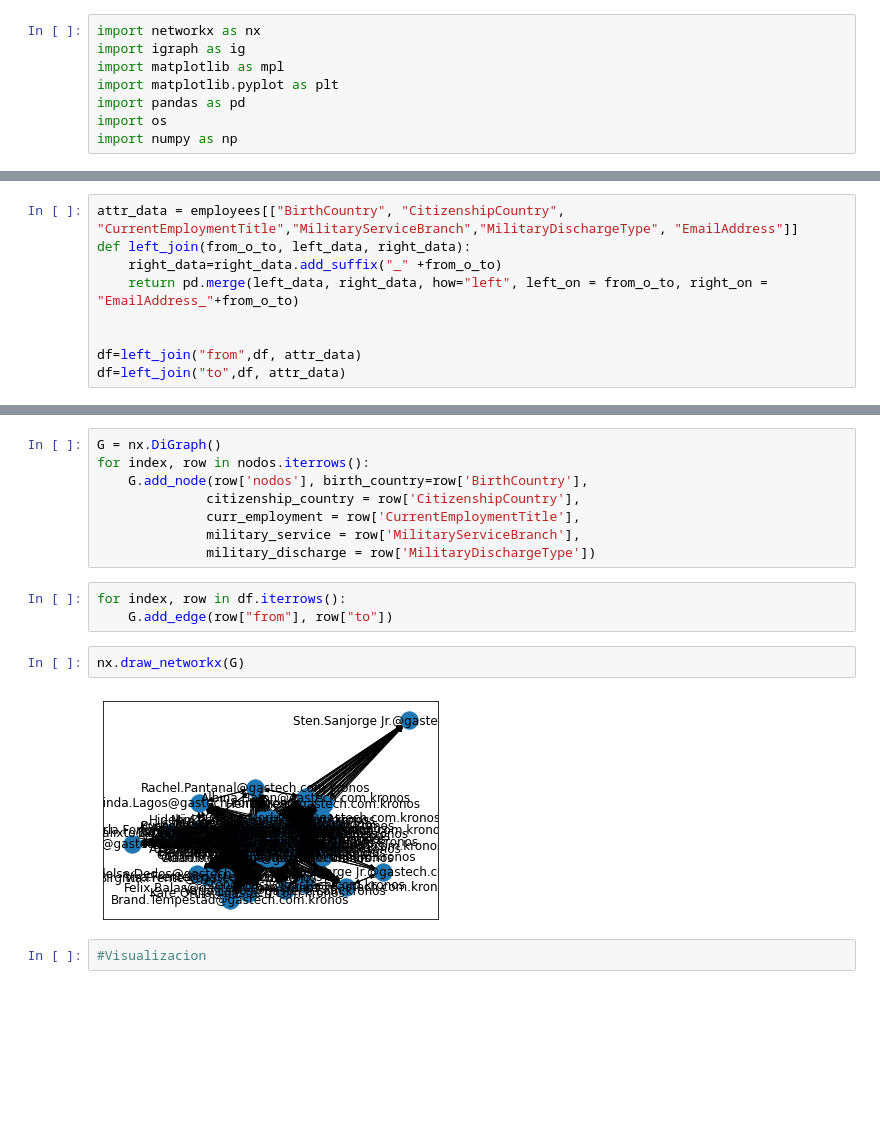
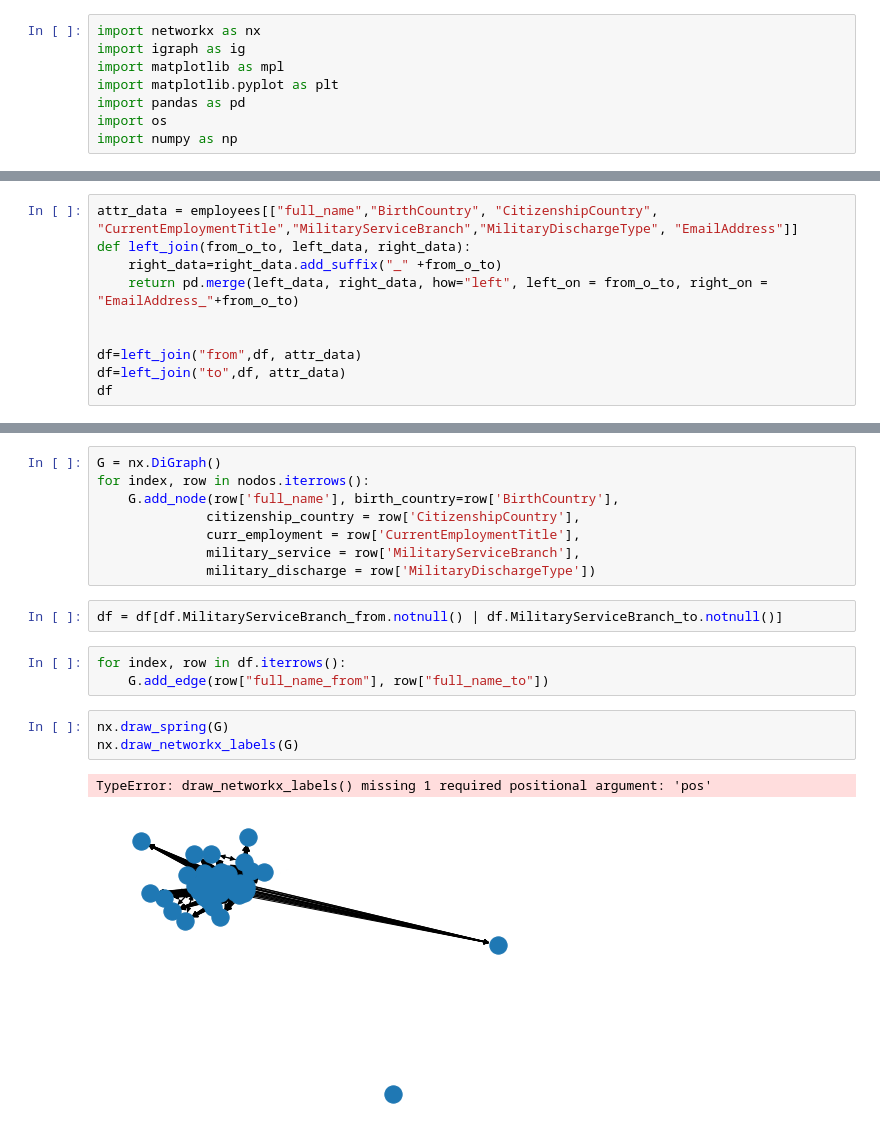
Before and after one commit to FedeScenna/VASTMiniChallenge, a Jupyter notebook: 02_2_employeesemails_graph.ipynb, the cells around one changed output, grey strips where cells are left out. Drawn from its saved outputs; the diff is of its cells as text; blank space fills up the shorter version.

```diff
--- a/02_2_employeesemails_graph.ipynb
+++ b/02_2_employeesemails_graph.ipynb
@@ -20,7 +21,7 @@ employees.head()
 | 3 | Lagos | Linda | 1980-01-26 | Tethys | Female | Tethys | BirthNation | ... |
 | 4 | Mies Haber | Ruscella | 1964-04-26 | Kronos | Female | Kronos | BirthNation | ... |
 # %%
-attr_data = employees[["BirthCountry", "CitizenshipCountry", "CurrentEmploymentTitle","MilitaryServiceBranch","MilitaryDischargeType", "EmailAddress"]]
+attr_data = employees[["full_name","BirthCountry", "CitizenshipCountry", "CurrentEmploymentTitle","MilitaryServiceBranch","MilitaryDischargeType", "EmailAddress"]]
 def left_join(from_o_to, left_data, right_data):
     right_data=right_data.add_suffix("_" +from_o_to)
     return pd.merge(left_data, right_data, how="left", left_on = from_o_to, right_on = "EmailAddress_"+from_o_to)
@@ -28,3 +29,4 @@ def left_join(from_o_to, left_data, right_data):
 
 df=left_join("from",df, attr_data)
 df=left_join("to",df, attr_data)
+df
@@ -34,17 +58,19 @@ nodos=pd.merge(nodos, attr_data, how="left",left_on ="nodos",right_on="EmailAddr
 # %%
 G = nx.DiGraph()
 for index, row in nodos.iterrows():
-    G.add_node(row['nodos'], birth_country=row['BirthCountry'],
+    G.add_node(row['full_name'], birth_country=row['BirthCountry'],
               citizenship_country = row['CitizenshipCountry'],
               curr_employment = row['CurrentEmploymentTitle'],
               military_service = row['MilitaryServiceBranch'],
               military_discharge = row['MilitaryDischargeType'])
+# %%
+df = df[df.MilitaryServiceBranch_from.notnull() | df.MilitaryServiceBranch_to.notnull()]
 # %%
 for index, row in df.iterrows():
-    G.add_edge(row["from"], row["to"])
+    G.add_edge(row["full_name_from"], row["full_name_to"])
-# %%
-nx.draw_networkx(G)
-# %% [output]
-[figure, removed]
-# %%
-#Visualizacion
+# %%
+nx.draw_spring(G)
+nx.draw_networkx_labels(G)
+# %% [output]
+TypeError: draw_networkx_labels() missing 1 required positional argument: 'pos'
+[figure, added]
```
Also changed, not shown: parts of 11 cells of this notebook, 4 other files.
